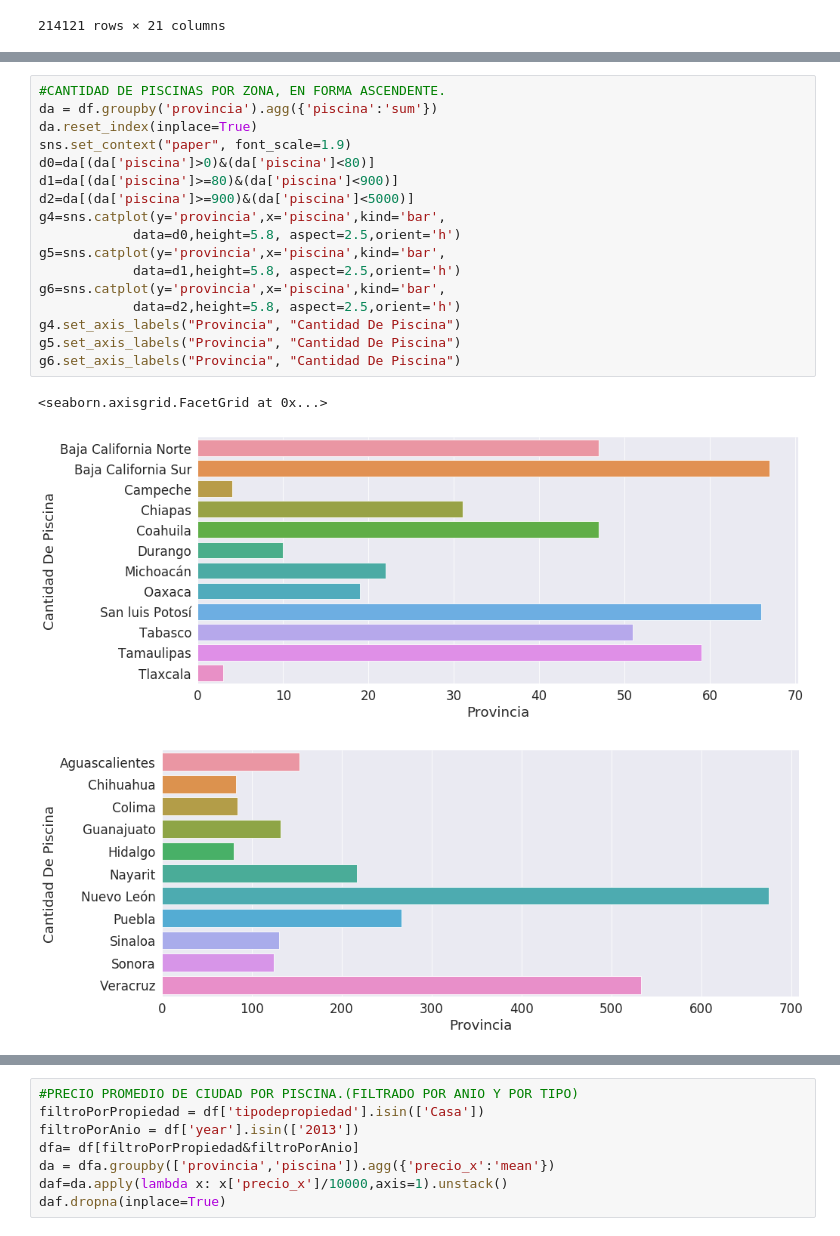
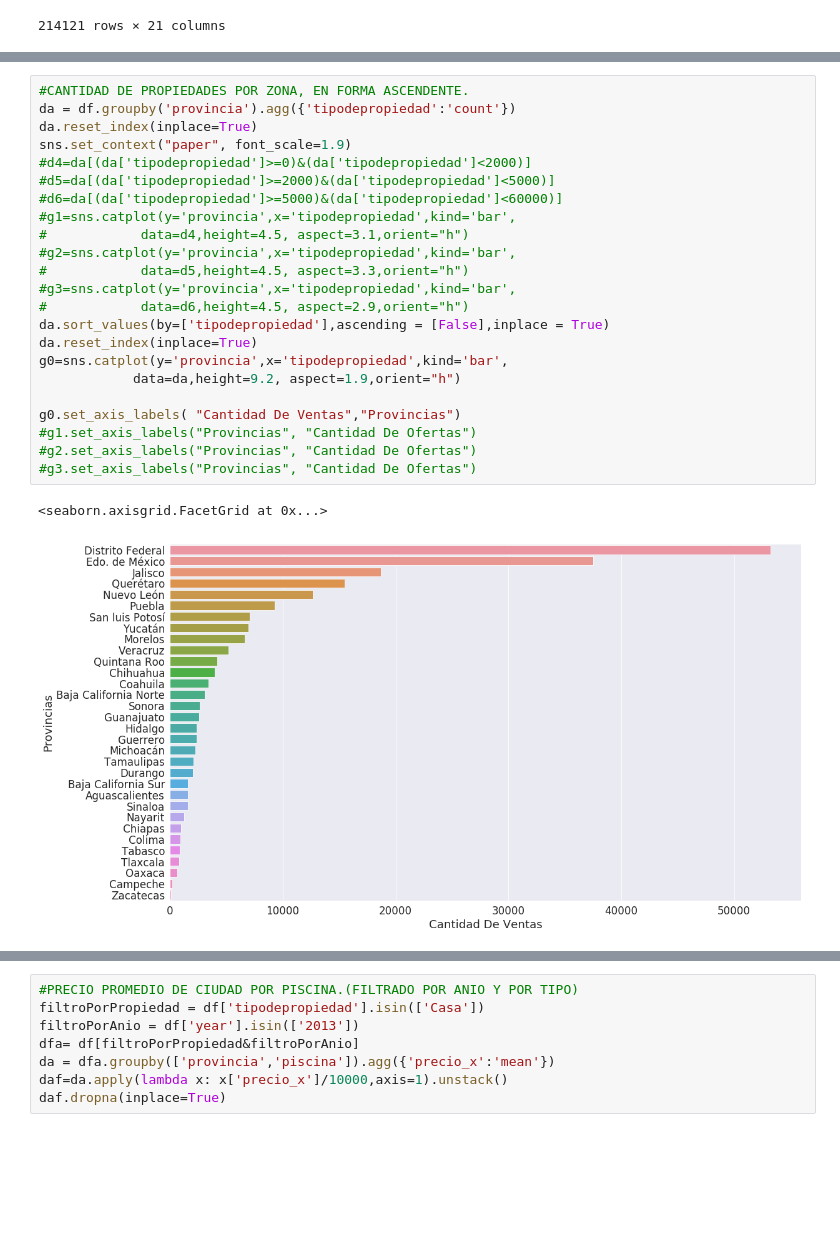
Before and after one commit to AlvaroIribarren/FIUBA-OrgDatos-TP1-Analisis, a Jupyter notebook: DiferenciaProvincias.ipynb, the cells around one changed output, grey strips where cells are left out. Drawn from its saved outputs; the diff is of its cells as text; blank space fills up the shorter version.

```diff
--- a/DiferenciaProvincias.ipynb
+++ b/DiferenciaProvincias.ipynb
@@ -99,21 +143,26 @@ display(df)
 # %%
-#CANTIDAD DE PISCINAS POR ZONA, EN FORMA ASCENDENTE.
-da = df.groupby('provincia').agg({'piscina':'sum'})
+#CANTIDAD DE PROPIEDADES POR ZONA, EN FORMA ASCENDENTE.
+da = df.groupby('provincia').agg({'tipodepropiedad':'count'})
 da.reset_index(inplace=True)
 sns.set_context("paper", font_scale=1.9)
-d0=da[(da['piscina']>0)&(da['piscina']<80)]
-d1=da[(da['piscina']>=80)&(da['piscina']<900)]
-d2=da[(da['piscina']>=900)&(da['piscina']<5000)]
-g4=sns.catplot(y='provincia',x='piscina',kind='bar',
-            data=d0,height=5.8, aspect=2.5,orient='h')
-g5=sns.catplot(y='provincia',x='piscina',kind='bar',
-            data=d1,height=5.8, aspect=2.5,orient='h')
-g6=sns.catplot(y='provincia',x='piscina',kind='bar',
-            data=d2,height=5.8, aspect=2.5,orient='h')
-g4.set_axis_labels("Provincia", "Cantidad De Piscina")
-g5.set_axis_labels("Provincia", "Cantidad De Piscina")
-g6.set_axis_labels("Provincia", "Cantidad De Piscina")
+#d4=da[(da['tipodepropiedad']>=0)&(da['tipodepropiedad']<2000)]
+#d5=da[(da['tipodepropiedad']>=2000)&(da['tipodepropiedad']<5000)]
+#d6=da[(da['tipodepropiedad']>=5000)&(da['tipodepropiedad']<60000)]
+#g1=sns.catplot(y='provincia',x='tipodepropiedad',kind='bar',
+#            data=d4,height=4.5, aspect=3.1,orient="h")
+#g2=sns.catplot(y='provincia',x='tipodepropiedad',kind='bar',
+#            data=d5,height=4.5, aspect=3.3,orient="h")
+#g3=sns.catplot(y='provincia',x='tipodepropiedad',kind='bar',
+#            data=d6,height=4.5, aspect=2.9,orient="h")
+da.sort_values(by=['tipodepropiedad'],ascending = [False],inplace = True)
+da.reset_index(inplace=True)
+g0=sns.catplot(y='provincia',x='tipodepropiedad',kind='bar',
+            data=da,height=9.2, aspect=1.9,orient="h")
+
+g0.set_axis_labels( "Cantidad De Ventas","Provincias")
+#g1.set_axis_labels("Provincias", "Cantidad De Ofertas")
+#g2.set_axis_labels("Provincias", "Cantidad De Ofertas")
+#g3.set_axis_labels("Provincias", "Cantidad De Ofertas")
 # %% [output]
 <seaborn.axisgrid.FacetGrid at 0x...>
-[figure, old version]
+[figure, new version]
-[figure, removed]
```
Also changed, not shown: parts of 10 cells of this notebook.
